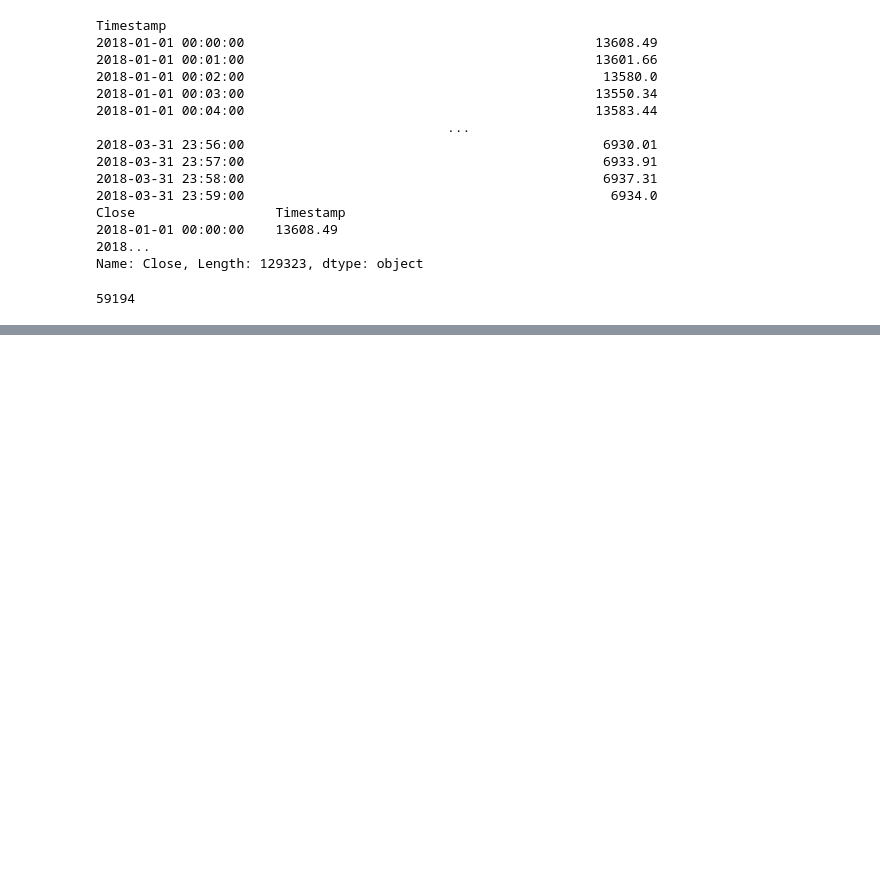
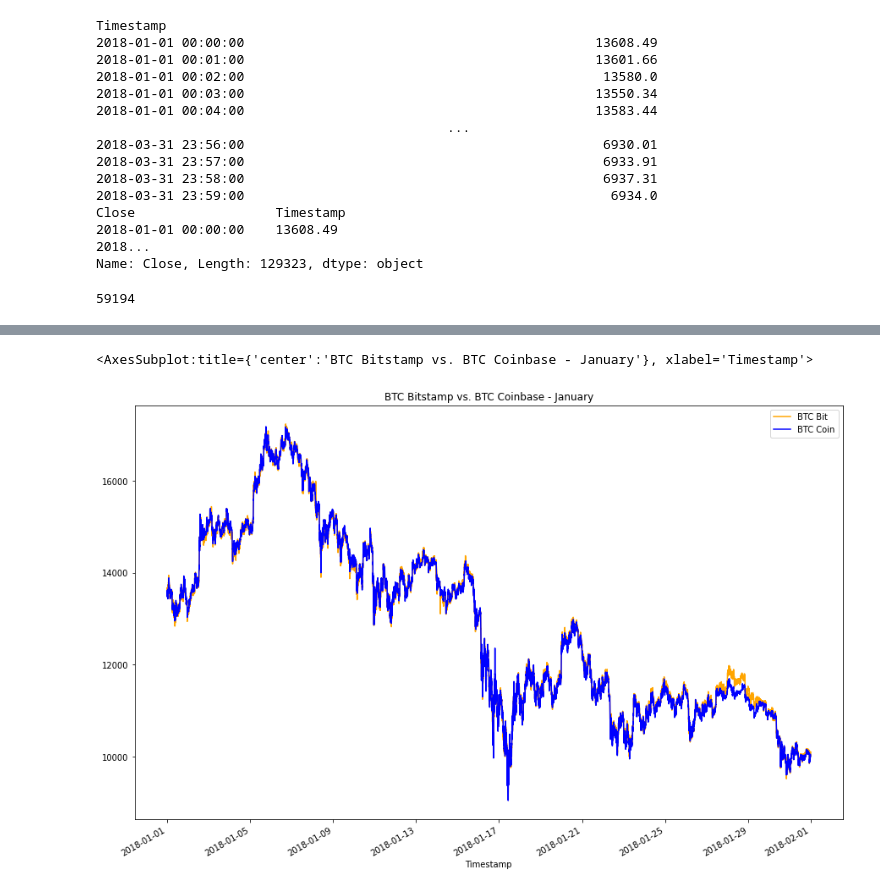
Before and after one commit to MajidKouki/c3-crypto-arbitrage, a Jupyter notebook: crypto_arbitrage.ipynb, the cells around one changed output, grey strips where cells are left out. Drawn from its saved outputs; the diff is of its cells as text; code cells hidden in the pictures; blank space fills up the shorter version.

```diff
--- a/crypto_arbitrage.ipynb
+++ b/crypto_arbitrage.ipynb
@@ -566,0 +255,7 @@ cumulative_profit_early = # YOUR CODE HERE
+# %%
+# Created overlay of bitstamp and coinbase data for January of 2018 to identify arbitrage opportunity
+bitstamp['Close'].loc["2018-01-01":"2018-01-31"].plot(legend=True, figsize=(15, 10), title="BTC Bitstamp vs. BTC Coinbase - January", color="orange", label="BTC Bit")
+coinbase['Close'].loc["2018-01-01":"2018-01-31"].plot(legend=True, figsize=(15, 10), color="blue", label="BTC Coin")
+# %% [output]
+<AxesSubplot:title={'center':'BTC Bitstamp vs. BTC Coinbase - January'}, xlabel='Timestamp'>
+[figure, added]
```
Also changed, not shown: parts of 101 cells of this notebook.
